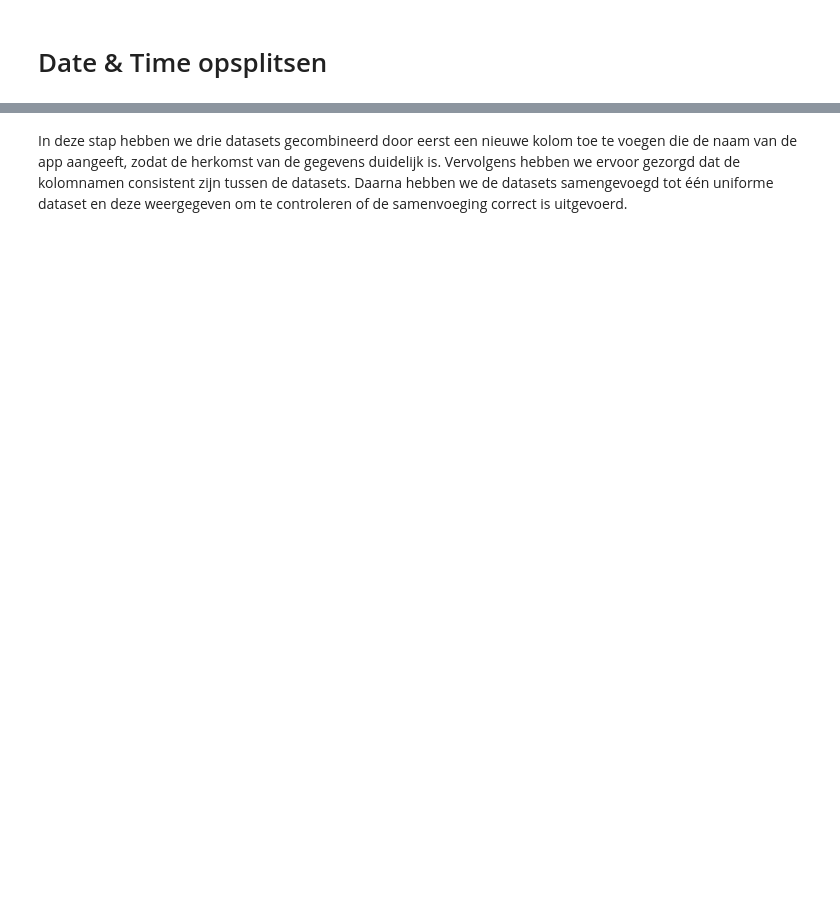
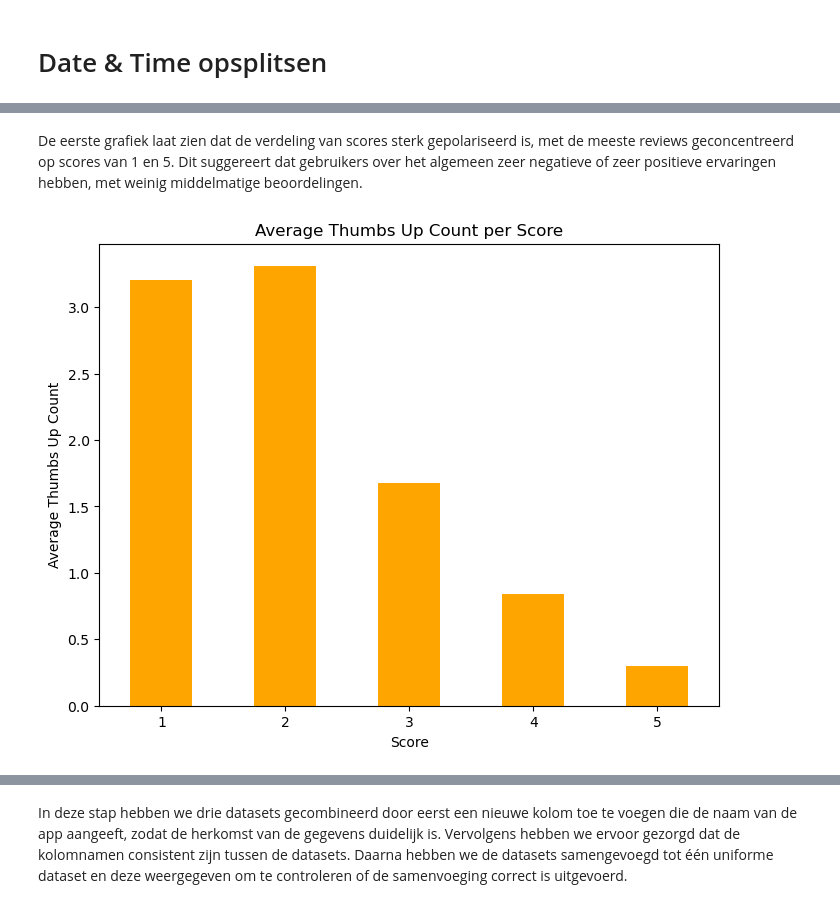
Before and after one commit to kailenroa/NLP-Sentiment-Analysis-Dating-Apps, a Jupyter notebook: #01- NLP Sentiment Analysis Dating Apps (EDA).ipynb, the cells around one changed output, grey strips where cells are left out. Cells and saved outputs as stored; diff of their text form; code cells hidden in the pictures; blank space fills up the shorter version.

```diff
--- a/#01- NLP Sentiment Analysis Dating Apps (EDA).ipynb
+++ b/#01- NLP Sentiment Analysis Dating Apps (EDA).ipynb
@@ -342,0 +346,14 @@ hinge_reviews
+# %% [markdown]
+De eerste grafiek laat zien dat de verdeling van scores sterk gepolariseerd is, met de meeste reviews geconcentreerd op scores van 1 en 5. Dit suggereert dat gebruikers over het algemeen zeer negatieve of zeer positieve ervaringen hebben, met weinig middelmatige beoordelingen.
+# %%
+# Bar Chart for Average Thumbs Up Count per Score
+avg_thumbs_up = tinder_reviews.groupby('score')['thumbsUpCount'].mean()
+plt.figure(figsize=(8, 6))
+avg_thumbs_up.plot(kind='bar', color='orange')
+plt.title('Average Thumbs Up Count per Score')
+plt.xlabel('Score')
+plt.ylabel('Average Thumbs Up Count')
+plt.xticks(rotation=0)
+plt.show()
+# %% [output]
+[figure, added]
```
Also changed, not shown: parts of 197 cells of this notebook.
